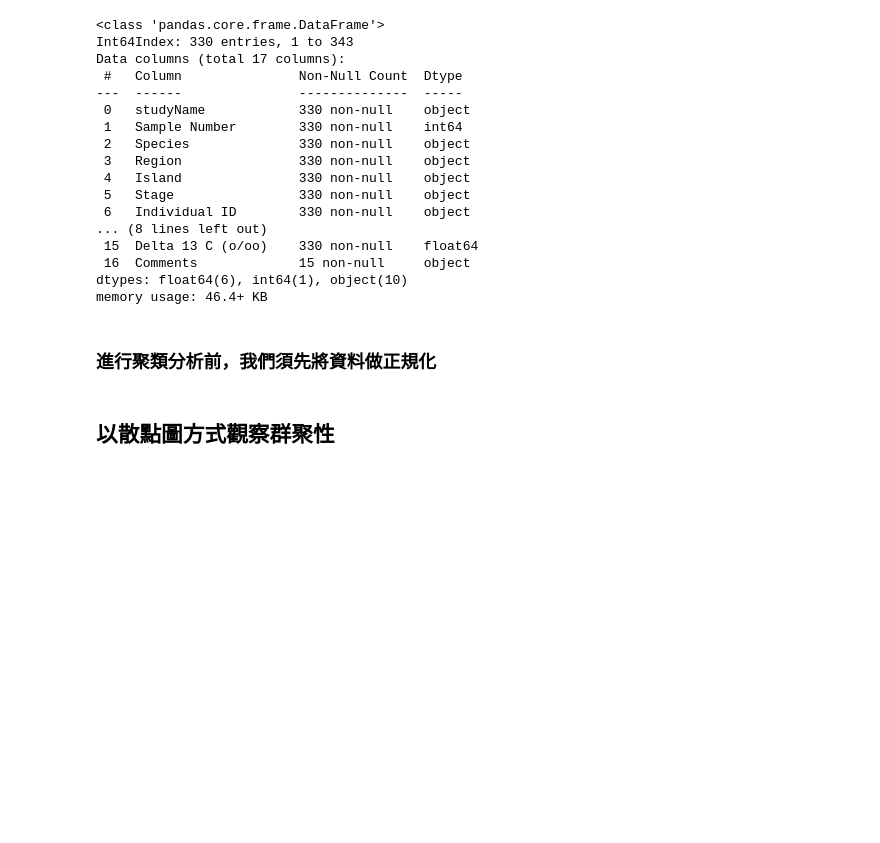
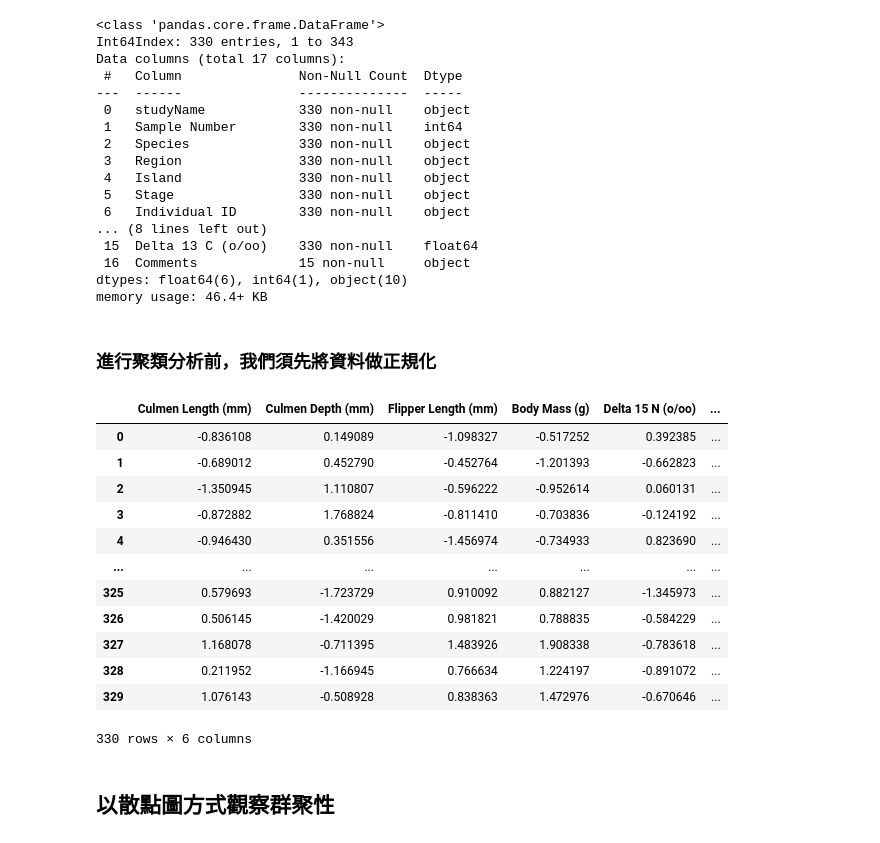
Before and after one commit to BlakeChiu/python, a Jupyter notebook: data-visualization-class/Week_2.ipynb, the cells around one changed output. Cells and saved outputs as stored; diff of their text form; code cells hidden in the pictures; blank space fills up the shorter version.

```diff
--- a/data-visualization-class/Week_2.ipynb
+++ b/data-visualization-class/Week_2.ipynb
@@ -82,6 +82,22 @@ memory usage: 46.4+ KB
 scaler = StandardScaler()
 pg_cont = scaler.fit_transform(pg_df[cont_col])
 pg_cont_df = pd.DataFrame(pg_cont, columns=cont_col)
+# %%
+pg_cont_df
+# %% [output]
+|  | Culmen Length (mm) | Culmen Depth (mm) | Flipper Length (mm) | Body Mass (g) | Delta 15 N (o/oo) | ... |
+| 0 | -0.836108 | 0.149089 | -1.098327 | -0.517252 | 0.392385 | ... |
+| 1 | -0.689012 | 0.452790 | -0.452764 | -1.201393 | -0.662823 | ... |
+| 2 | -1.350945 | 1.110807 | -0.596222 | -0.952614 | 0.060131 | ... |
+| 3 | -0.872882 | 1.768824 | -0.811410 | -0.703836 | -0.124192 | ... |
+| 4 | -0.946430 | 0.351556 | -1.456974 | -0.734933 | 0.823690 | ... |
+| ... | ... | ... | ... | ... | ... | ... |
+| 325 | 0.579693 | -1.723729 | 0.910092 | 0.882127 | -1.345973 | ... |
+| 326 | 0.506145 | -1.420029 | 0.981821 | 0.788835 | -0.584229 | ... |
+| 327 | 1.168078 | -0.711395 | 1.483926 | 1.908338 | -0.783618 | ... |
+| 328 | 0.211952 | -1.166945 | 0.766634 | 1.224197 | -0.891072 | ... |
+| 329 | 1.076143 | -0.508928 | 0.838363 | 1.472976 | -0.670646 | ... |
+330 rows × 6 columns
 # %% [markdown]
 ## 以散點圖方式觀察群聚性
 # %%
```
Also changed, not shown: parts of 2 cells of this notebook.
